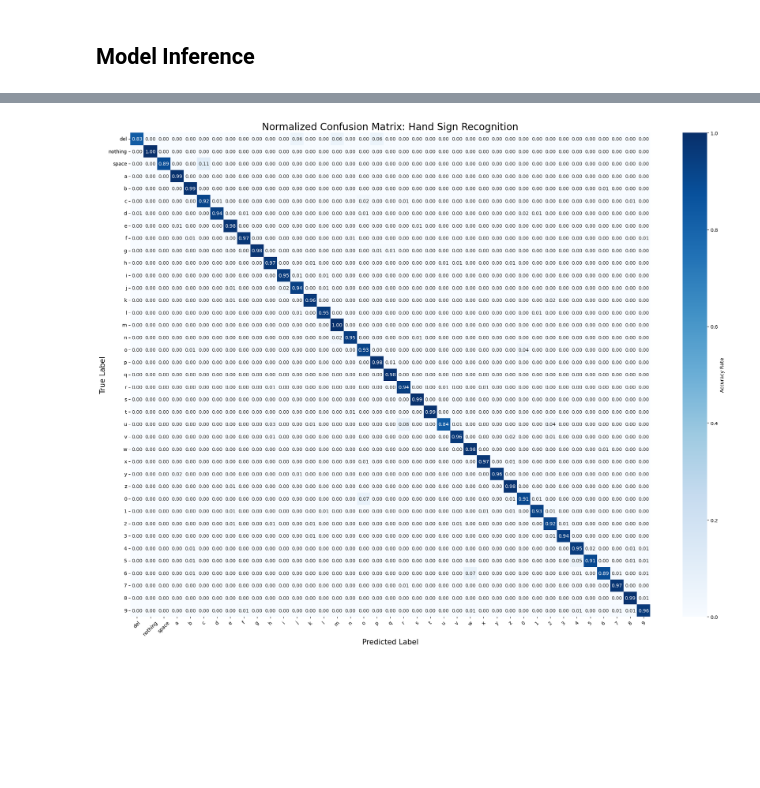
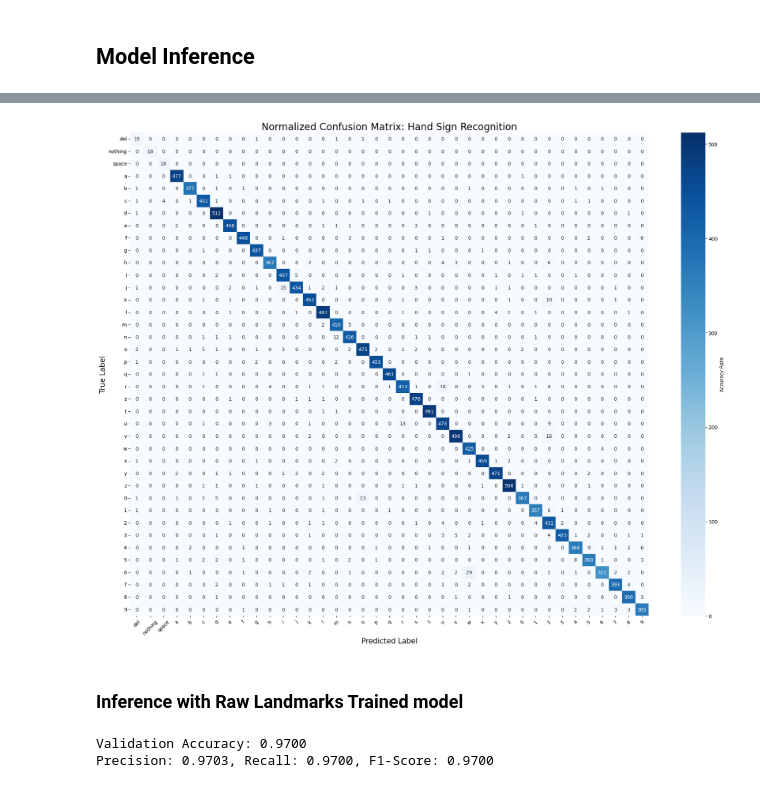
Before and after one commit to Zz1rg/LandmarkTransformerForHandSignDetection, a Jupyter notebook: notebooks/model_experiment_another_data.ipynb, the cells around one changed output, grey strips where cells are left out. Drawn from its saved outputs; the diff is of its cells as text; code cells hidden in the pictures; blank space fills up the shorter version.

```diff
--- a/notebooks/model_experiment_another_data.ipynb
+++ b/notebooks/model_experiment_another_data.ipynb
@@ -275,7 +286,9 @@ test_loader = DataLoader(test_dataset, batch_size=config['batch_size'], shuffle=
 Train size: 75082 | Val size: 16089 | Test size: 16089
 # %%
 # Example usage:
-for landmarks, label in train_loader:
+for norm_landmarks, landmarks, label in train_loader:
+    print("Normalized landmarks batch shape:", norm_landmarks.shape)  # Should be (batch_size, 21, 3)
+    print("Normalized landmarks batch type:", norm_landmarks.dtype)  # Should be torch.float32
     print("Landmarks batch shape:", landmarks.shape)  # Should be (batch_size, 21, 3)
     print("Landmarks batch type:", landmarks.dtype)  # Should be torch.float32
     print("Labels batch shape:", label.shape)        # Should be (batch_size,)
@@ -571,7 +629,22 @@ Character: a
 # %%
-checkpoint_path = '../checkpoints/best_model_alt.pth'
+checkpoint_path_norm = '../checkpoints/best_model_normalized.pth'
+checkpoint_path_raw = '../checkpoints/best_model_raw.pth'
 
 model = HandLandmarkTransformer(num_classes=config['num_classes'])
-trainer = TransformerTrainer(model=model, device=device, learning_rate=config['learning_rate'], weights_tensor=weights_tensor)
+model_raw = HandLandmarkTransformer(num_classes=config['num_classes'])
+normalized_landmarks_trainer = TransformerTrainer(
+    model=model,
+    device=device,
+    learning_rate=config['learning_rate'],
+    weights_tensor=weights_tensor,
+    landmark_type='normalized'
+)
+raw_landmarks_trainer = TransformerTrainer(
+    model=model_raw,
+    device=device,
+    learning_rate=config['learning_rate'],
+    weights_tensor=weights_tensor,
+    landmark_type='raw'
+)
 # %% [output]
 Initialized trainer on device: cuda
@@ -578,9 +654,9 @@ Initialized trainer on device: cuda
 # %%
-history = trainer.fit(
+history = normalized_landmarks_trainer.fit(
     train_loader=train_loader,
     val_loader=val_loader,
     epochs=config['num_epochs'],
     early_stopping_patience=10,
-    save_path=checkpoint_path
+    save_path=checkpoint_path_norm
 )
 # %% [output]
@@ -663,7 +770,7 @@ plot_loss(history, save_path='../results/transformer_loss_alt.png')
 # %%
 # Load best model for evaluation
 model = HandLandmarkTransformer(num_classes=config['num_classes'])
-model.load_state_dict(torch.load(checkpoint_path))
+model.load_state_dict(torch.load(checkpoint_path_norm))
 model.to(device)
-loss, predictions, true_values = trainer.evaluate(test_loader)
+loss, predictions, true_values, accuracy = normalized_landmarks_trainer.evaluate(test_loader)
 # %% [output]
@@ -691,35 +798,48 @@ Correct: 15354 / 16089
 # %%
-def plot_styled_confusion_matrix(true_values, predictions, label_map):
+def plot_styled_confusion_matrix(true_values, predictions, label_map, save_path=None):
     # 1. Convert logits to class indices
     pred_indices = np.argmax(predictions, axis=1)
 
     # 2. Get the list of names in the correct order
     # label_map keys are usually '0', '1', ... 'A', 'B', ... 'space'
     class_names = list(label_map.keys())
 
     # 3. Compute normalized confusion matrix
     # 'true' normalization shows the % of correct hits per class
-    cm = confusion_matrix(true_values, pred_indices, normalize='true')
+    cm = confusion_matrix(true_values, pred_indices)
 
     # 4. Plotting
     plt.figure(figsize=(24, 18)) # Big enough for 39 classes
     sns.heatmap(
         cm,
         annot=True, # Set to True if you want the numbers, but it's messy with 39 classes
-        fmt='.2f',
+        fmt='d',
         cmap='Blues', # Or 'Purples' to match your reference
         xticklabels=class_names,
         yticklabels=class_names,
         cbar_kws={'label': 'Accuracy Rate'}
     )
 
     plt.title('Normalized Confusion Matrix: Hand Sign Recognition', fontsize=20)
     plt.xlabel('Predicted Label', fontsize=15)
     plt.ylabel('True Label', fontsize=15)
     plt.xticks(rotation=45)
+    if save_path:
+        plt.savefig(save_path, bbox_inches='tight')
     plt.show()
 
 # Call the function
-plot_styled_confusion_matrix(true_values, predictions, label_map)
+plot_styled_confusion_matrix(true_values, predictions, label_map, save_path='../results/transformer_norm_confusion_matrix.png')
 # %% [output]
-[figure, old version]
+[figure, new version]
+# %% [markdown]
+### Inference with Raw Landmarks Trained model
+# %%
+# Load best model for evaluation
+model = HandLandmarkTransformer(num_classes=config['num_classes'])
+model.load_state_dict(torch.load(checkpoint_path_raw))
+model.to(device)
+loss, predictions, true_values, accuracy = raw_landmarks_trainer.evaluate(test_loader)
+# %% [output]
+Validation Accuracy: 0.9700
+Precision: 0.9703, Recall: 0.9700, F1-Score: 0.9700
```
Also changed, not shown: parts of 29 cells of this notebook, 9 other files.
